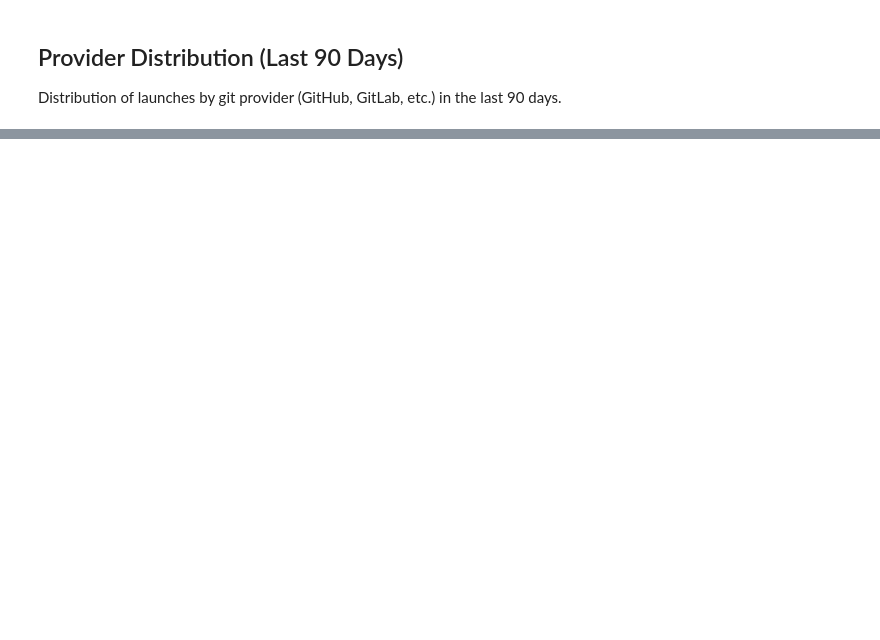
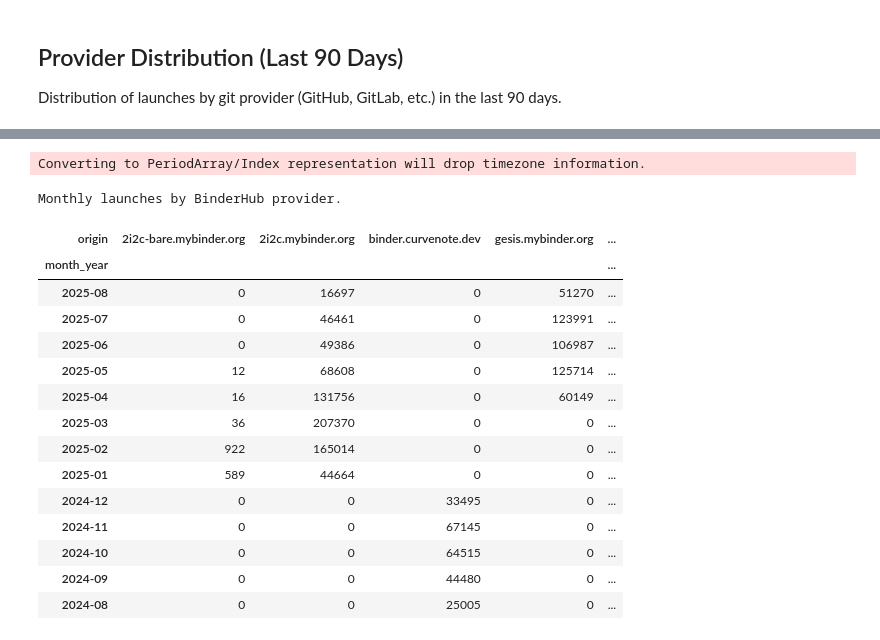
Before and after one commit to jupyterhub/binder-data, a Jupyter notebook: analysis/binder_analytics_report.ipynb, the cells around one changed output, grey strips where cells are left out. Saved outputs shown, nothing was run; the diff lists cells and outputs as text; code cells hidden in the pictures; blank space fills up the shorter version.

```diff
--- a/analysis/binder_analytics_report.ipynb
+++ b/analysis/binder_analytics_report.ipynb
@@ -230,0 +320,21 @@ if not df.empty:
+# %%
+monthly_origin_table = create_monthly_launches_table_by_origin(df)
+monthly_origin_table.style.set_caption("Monthly launches by BinderHub provider.")
+# %% [output]
+Converting to PeriodArray/Index representation will drop timezone information.
+Monthly launches by BinderHub provider.
+| origin | 2i2c-bare.mybinder.org | 2i2c.mybinder.org | binder.curvenote.dev | gesis.mybinder.org | ... |
+| month_year |  |  |  |  | ... |
+| 2025-08 | 0 | 16697 | 0 | 51270 | ... |
+| 2025-07 | 0 | 46461 | 0 | 123991 | ... |
+| 2025-06 | 0 | 49386 | 0 | 106987 | ... |
+| 2025-05 | 12 | 68608 | 0 | 125714 | ... |
+| 2025-04 | 16 | 131756 | 0 | 60149 | ... |
+| 2025-03 | 36 | 207370 | 0 | 0 | ... |
+| 2025-02 | 922 | 165014 | 0 | 0 | ... |
+| 2025-01 | 589 | 44664 | 0 | 0 | ... |
+| 2024-12 | 0 | 0 | 33495 | 0 | ... |
+| 2024-11 | 0 | 0 | 67145 | 0 | ... |
+| 2024-10 | 0 | 0 | 64515 | 0 | ... |
+| 2024-09 | 0 | 0 | 44480 | 0 | ... |
+| 2024-08 | 0 | 0 | 25005 | 0 | ... |
```
Also changed, not shown: parts of 9 cells of this notebook.
